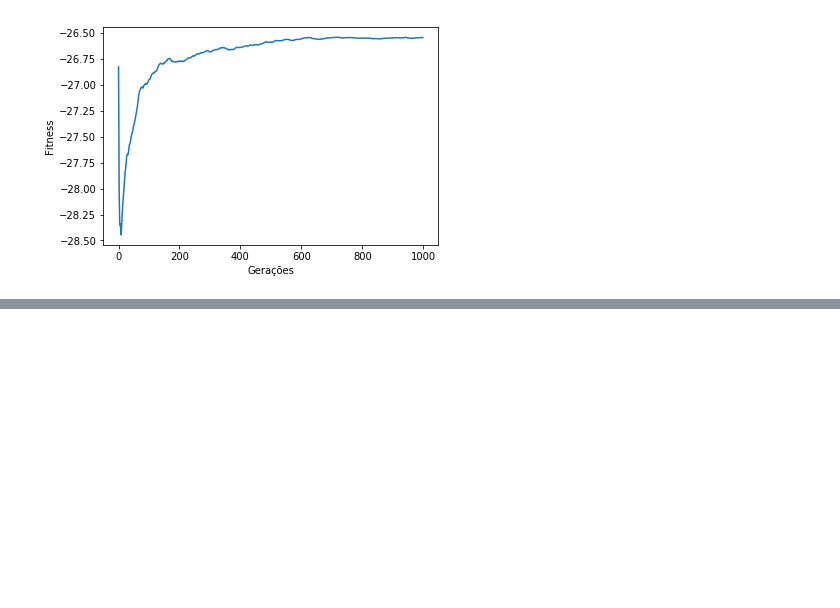
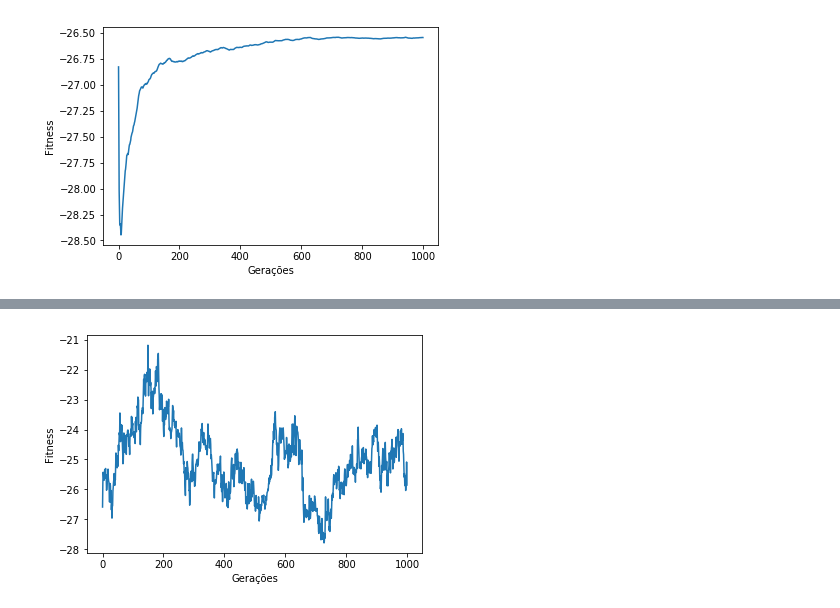
Before and after one commit to marcoscrcamargo/MachineLearning, a Jupyter notebook: Evolutionary Algorithms.ipynb, the cells around one changed output, grey strips where cells are left out. Saved outputs shown, nothing was run; the diff lists cells and outputs as text; code cells hidden in the pictures; blank space fills up the shorter version.

Commit message:
Implementação do algoritmo genético

```diff
--- a/Evolutionary Algorithms.ipynb
+++ b/Evolutionary Algorithms.ipynb
@@ -231,0 +234,90 @@ plot_stats(stats)
+# %%
+# Calcula o fitness para um candidato.
+def _fitness(candidate, distances):
+    dist = 0
+    n = candidate.size
+    for i in range(n-1):
+        dist = dist + distances[candidate[i], candidate[i+1]]
+
+    dist = dist + distances[candidate[n-1], candidate[0]]
+
+    return -dist
+
+# Realiza a troca de 2 posições no vetor de candidatos.
+def mutation(candidates, mutation_prob):
+    n, cities = candidates.shape
+    for i in range(n):
+        if(np.random.rand() <= mutation_prob):
+            a = np.random.randint(cities)
+            b = np.random.randint(cities)
+            candidates[i, a], candidates[i, b] = candidates[i, b], candidates[i, a]
+
+    return candidates
+
+def crossover(parentA, parentB):
+    ncities = parentA.size
+    cutoff = np.random.randint(ncities-2) +1
+    # Subtraindo 1 para não ter problema com o 0
+    child1 = np.zeros(ncities, dtype=np.int32) -1
+    child2 = np.zeros(ncities, dtype=np.int32) -1
+
+    # Copiando começo do pai.
+    child1[0:cutoff] = parentA[0:cutoff]
+    child2[0:cutoff] = parentB[0:cutoff]
+
+    # Copiando resto do pai.
+    child1[(cutoff):ncities+1] = list(set(parentB) - set(child1))
+    child2[(cutoff):ncities+1] = list(set(parentA) - set(child2))
+
+    return np.array([child1, child2])
+
+# Modelo 4 e 5 de algoritmo evolutivo - Genético.
+def evo_genetic(distances, pop_size=200, ngenerations=1000, mutation_prob=0.05):
+    # Número de cidades
+    ncities = distances.shape[0]
+    # Criação da população
+    population = np.zeros((pop_size, ncities), dtype=np.int32)
+    # Fitness
+    fitness = np.zeros(pop_size)
+
+    # Cria array com as cidades
+    cities = np.arange(ncities)
+
+    # Gera população inicial e calcula seu fitness
+    for i in range(pop_size):
+        np.random.shuffle(cities)
+        population[i, :] = cities.copy()
+
+
+    statistics = np.empty((0,2))
+    # Para cada geração
+
+    for i in range(ngenerations):
+        # Calculo do fitness para essa geração.
+        fitness = np.apply_along_axis(_fitness, 1, population, distances)
+        # Criando nova população.
+        new_pop = np.zeros((pop_size, ncities), dtype=np.int32)
+        for j in range(pop_size//2):
+            # Escolhendo aleatóriamente os pais.
+            idx = np.random.randint(pop_size, size=2)
+            parentA = population[idx[0], :]
+            parentB = population[idx[1], :]
+
+            # Cruzamento dos pais para criar filho.
+            children = crossover(parentA, parentB)
+            children = mutation(children, mutation_prob)
+            new_pop[(2*(j)):(2*(j+1)), :] = children
+
+        # Cria um vetor de estatística para visualização da evolução do fitness com o passar das gerações.
+        s = np.array([i, fitness.mean()]).reshape((1,2))
+        statistics = np.append(statistics, s, axis=0)
+        population = new_pop
+
+    # Calculo do fitness para ultima geração.
+    fitness = np.apply_along_axis(_fitness, 1, population, distances)
+    return (population, fitness, statistics)
+
+pop, fit, stats = evo_genetic(D)
+plot_stats(stats)
+# %% [output]
+[figure, added]
```
Also changed, not shown: parts of 1 cell of this notebook.
